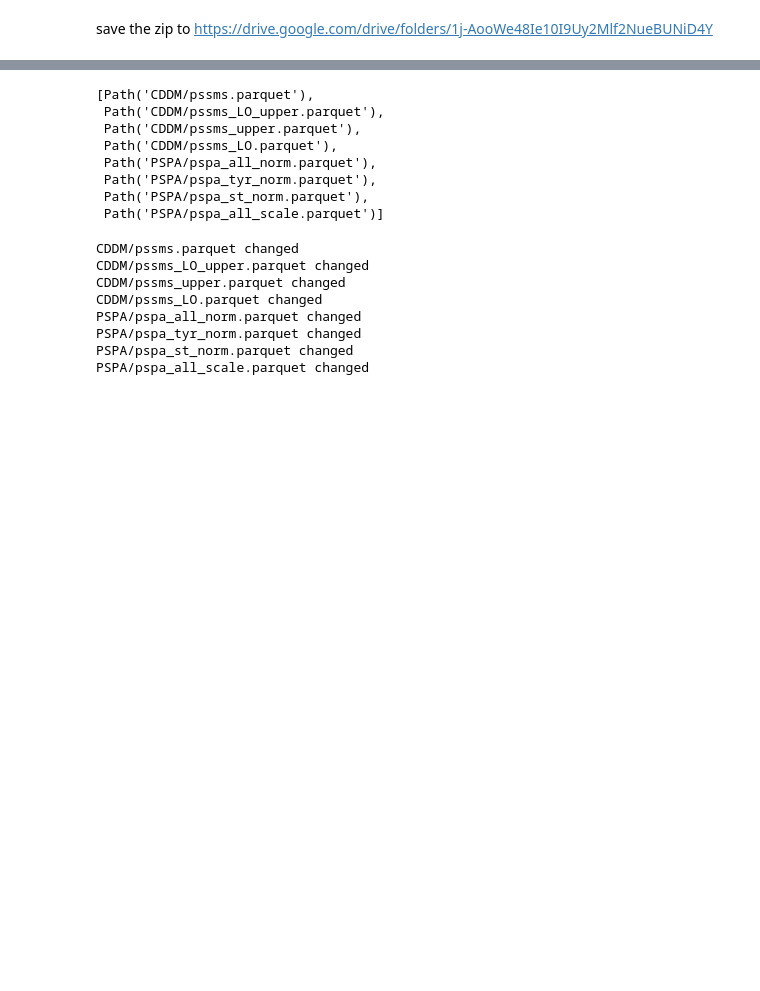
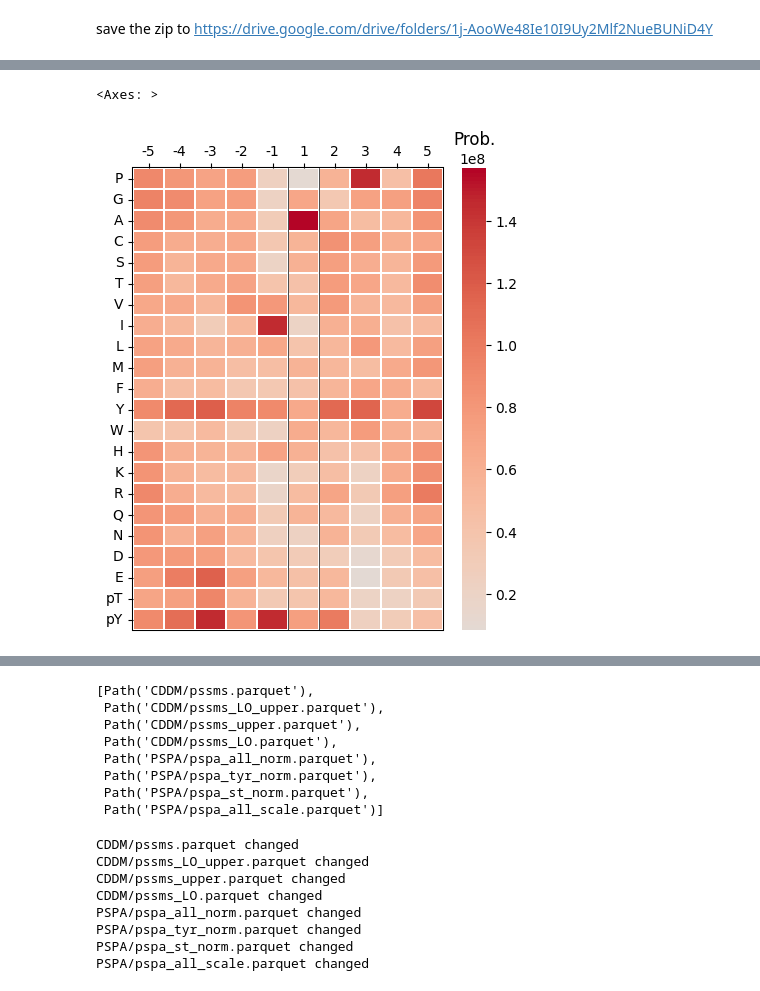
Before and after one commit to sky1ove/katlas, a Jupyter notebook: dataset/_modify.ipynb, the cells around one changed output, grey strips where cells are left out. Cells and saved outputs as stored; diff of their text form; code cells hidden in the pictures; blank space fills up the shorter version.

```diff
--- a/dataset/_modify.ipynb
+++ b/dataset/_modify.ipynb
@@ -8,0 +124,32 @@ import pandas as pd
+# %%
+name_map = {
+ 'ABL': 'ABL1',
+ 'ACK': 'TNK2',
+ 'ARG': 'ABL2',
+ 'BRK': 'PTK6',
+ 'CSFR': 'CSF1R',
+ 'CTK': 'MATK',
+ 'ETK': 'BMX',
+ 'FAK': 'PTK2',
+ 'HER2': 'ERBB2',
+ 'HER4': 'ERBB4',
+ 'IRR': 'INSRR',
+ 'MER': 'MERTK',
+ 'MKK4_TYR': 'MAP2K4_TYR',
+ 'MKK6_TYR': 'MAP2K6_TYR',
+ 'MKK7_TYR': 'MAP2K7_TYR',
+ 'MYT1_TYR': 'PKMYT1_TYR',
+ 'PYK2': 'PTK2B',
+ 'ROS': 'ROS1',
+ 'TIE2': 'TEK',
+ 'TRKA': 'NTRK1',
+ 'TRKB': 'NTRK2',
+ 'TRKC': 'NTRK3',
+ 'VEGFR1': 'FLT1',
+ 'VEGFR2': 'KDR',
+ 'VEGFR3': 'FLT4',
+ 'YES': 'YES1'}
+# %%
+new_idx = df.index.to_series().replace(name_map).values
+# %%
+df.index=new_idx
@@ -8,0 +164,2 @@ import pandas as pd
+# %%
+df4 = df.loc[:,~df.columns.str.contains('s')].copy()
@@ -8,0 +191,5 @@ import pandas as pd
+# %%
+plot_heatmap(recover_pssm(df4.loc['ABL1']))
+# %% [output]
+<Axes: >
+[figure, added]
```
Also changed, not shown: parts of 39 cells of this notebook, 33 other files.
